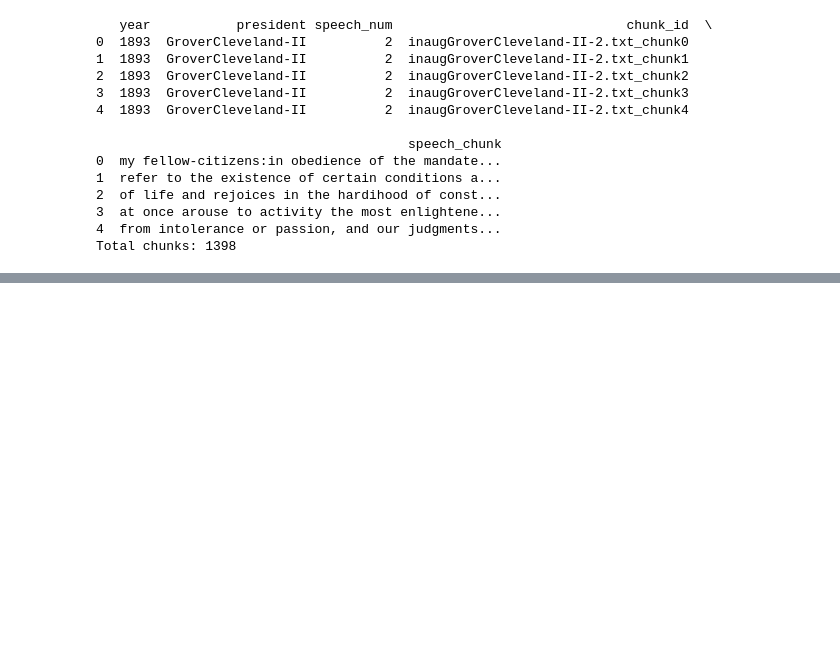
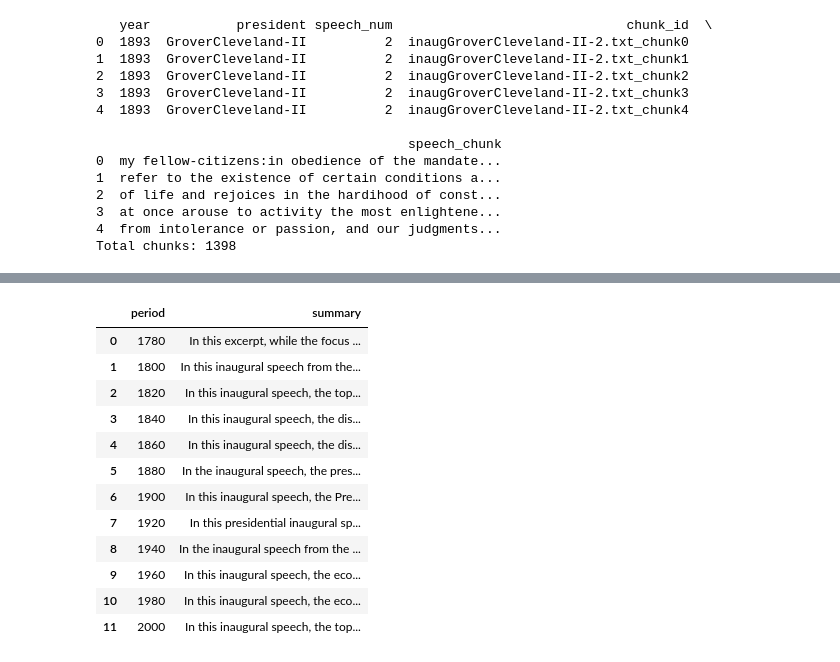
Before and after one commit to TZstats-Columbia/AI-Text-Mining-Workflow, a Jupyter notebook: main.ipynb, the cells around one changed output, grey strips where cells are left out. Cells and saved outputs as stored; diff of their text form; code cells hidden in the pictures; blank space fills up the shorter version.

```diff
--- a/main.ipynb
+++ b/main.ipynb
@@ -287,0 +288,16 @@ print(df_topics)
+# %%
+from openai import OpenAI
+client = OpenAI(api_key="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")
+
+def summarize_economy(text, year, president):
+    prompt = f"""
+    You are analyzing U.S. presidential inaugural speeches.
+    Extract and summarize how the topic of *economy* is discussed in this speech
+    ({president}, {year}). Focus on economic themes like trade, taxation, growth, jobs,
+    industry, commerce, and fiscal policy. Provide 2–3 sentences.
+    """
+    response = client.chat.completions.create(
+        model="gpt-4o-mini",
+        messages=[{"role": "user", "content": prompt + "\n\n" + text[:1500]}] # send first ~1500 chars
+    )
+    return response.choices[0].message.content
@@ -287,0 +333,25 @@ print(df_topics)
+# %%
+summaries = []
+for period, group in df.groupby("period"):
+    combined_text = " ".join(group["speech"].tolist())
+    summary = summarize_economy(combined_text, f"{period}s", "Multiple Presidents")
+    summaries.append({"period": period, "summary": summary})
+
+df_summaries = pd.DataFrame(summaries)
+
+pd.set_option("display.max_colwidth", None)
+df_summaries
+# %% [output]
+|  | period | summary |
+| 0 | 1780 | In this excerpt, while the focus ... |
+| 1 | 1800 | In this inaugural speech from the... |
+| 2 | 1820 | In this inaugural speech, the top... |
+| 3 | 1840 | In this inaugural speech, the dis... |
+| 4 | 1860 | In this inaugural speech, the dis... |
+| 5 | 1880 | In the inaugural speech, the pres... |
+| 6 | 1900 | In this inaugural speech, the Pre... |
+| 7 | 1920 | In this presidential inaugural sp... |
+| 8 | 1940 | In the inaugural speech from the ... |
+| 9 | 1960 | In this inaugural speech, the eco... |
+| 10 | 1980 | In this inaugural speech, the eco... |
+| 11 | 2000 | In this inaugural speech, the top... |
```
Also changed, not shown: parts of 4 cells of this notebook, 3 other files.
